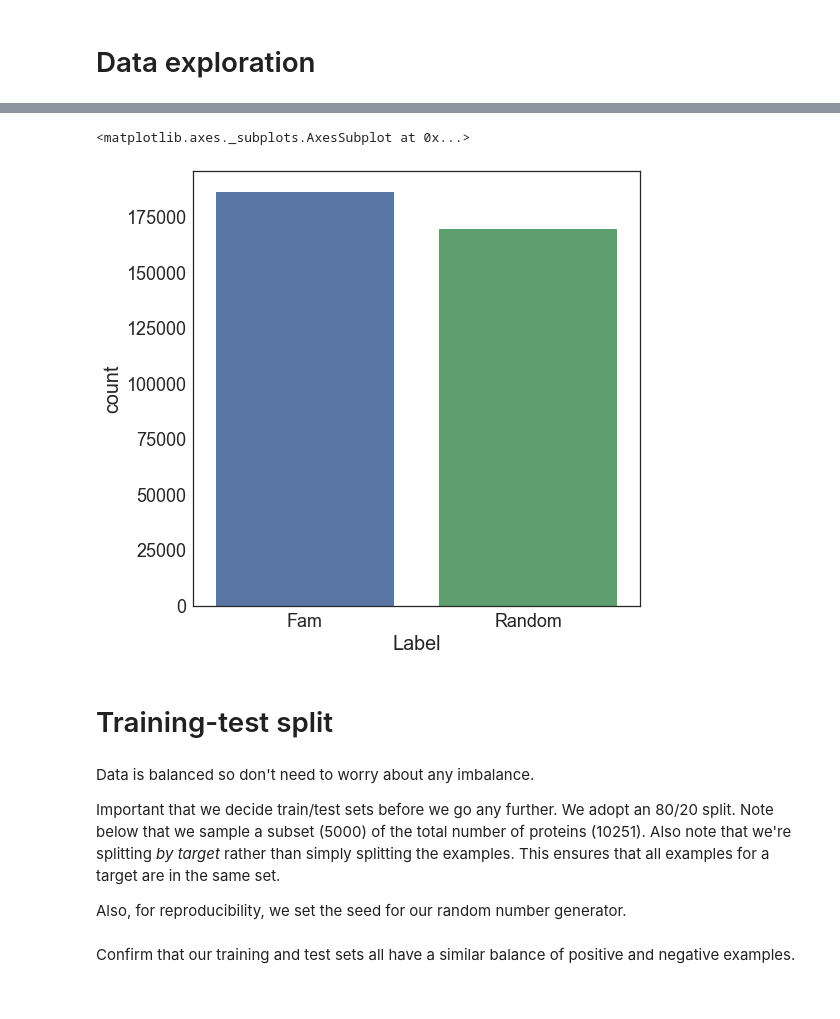
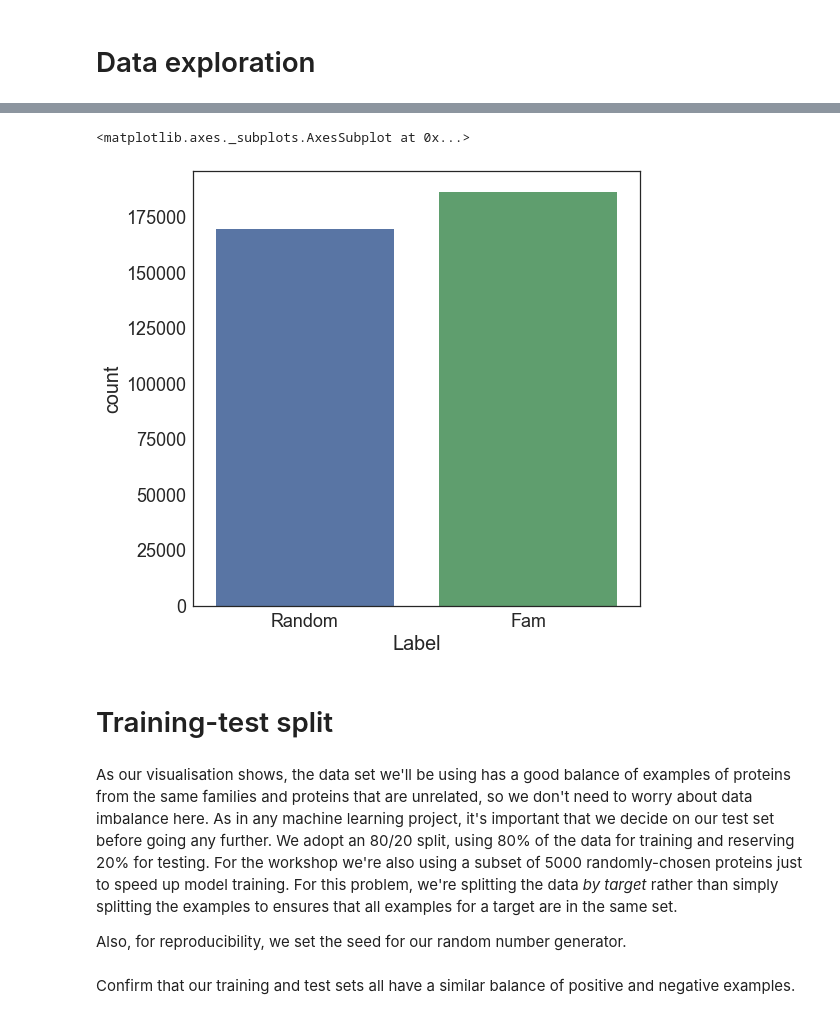
Before and after one commit to FBoyles/3dsig, a Jupyter notebook: notebooks/Sandbox.ipynb, the cells around one changed output, grey strips where cells are left out. Cells and saved outputs as stored; diff of their text form; code cells hidden in the pictures.

```diff
--- a/notebooks/Sandbox.ipynb
+++ b/notebooks/Sandbox.ipynb
@@ -99,17 +106,15 @@ fig.savefig('bars.pdf', dpi=300)
 # %%
 family_data = data[data['Label'].isin(['Fam', 'Random'])].copy()
 
 fig, ax = plt.subplots(1, 1, figsize=(8,8))
-sns.countplot(data=family_data, x='Label', ax=ax)
+sns.countplot(data=family_data, x='Label', order=['Random', 'Fam'], ax=ax)
 # %% [output]
 <matplotlib.axes._subplots.AxesSubplot at 0x...>
-[figure, old version]
+[figure, new version]
 # %% [markdown]
 # Training-test split
 # %% [markdown]
-Data is balanced so don't need to worry about any imbalance.
-
-Important that we decide train/test sets before we go any further. We adopt an 80/20 split. Note below that we sample a subset (5000) of the total number of proteins (10251). Also note that we're splitting *by target* rather than simply splitting the examples. This ensures that all examples for a target are in the same set.
+As our visualisation shows, the data set we'll be using has a good balance of examples of proteins from the same families and proteins that are unrelated, so we don't need to worry about data imbalance here. As in any machine learning project, it's important that we decide on our test set before going any further. We adopt an 80/20 split, using 80% of the data for training and reserving 20% for testing. For the workshop we're also using a subset of 5000 randomly-chosen proteins just to speed up model training. For this problem, we're splitting the data *by target* rather than simply splitting the examples to ensures that all examples for a target are in the same set.
 
 Also, for reproducibility, we set the seed for our random number generator.
 # %%
```
Also changed, not shown: parts of 26 cells of this notebook, 2 other files.
